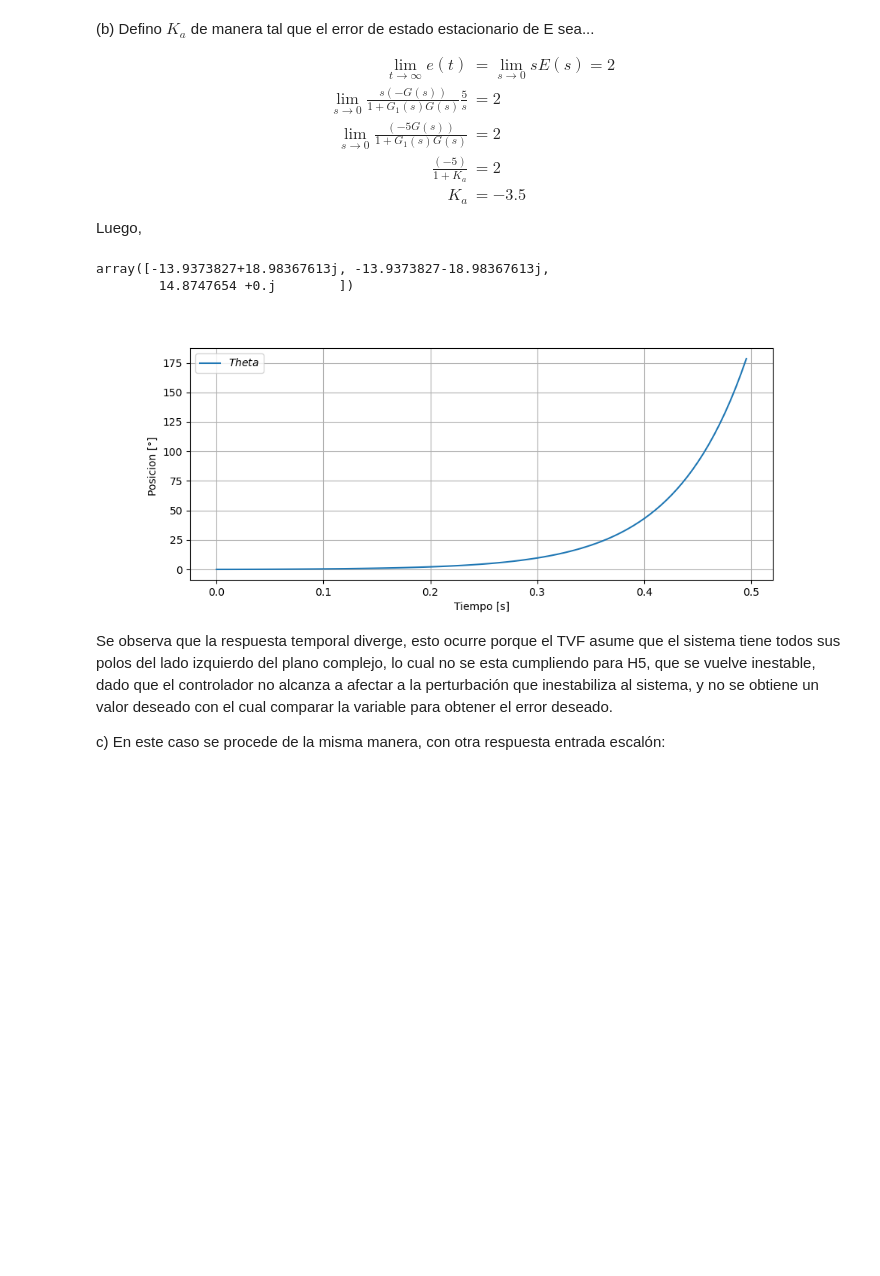
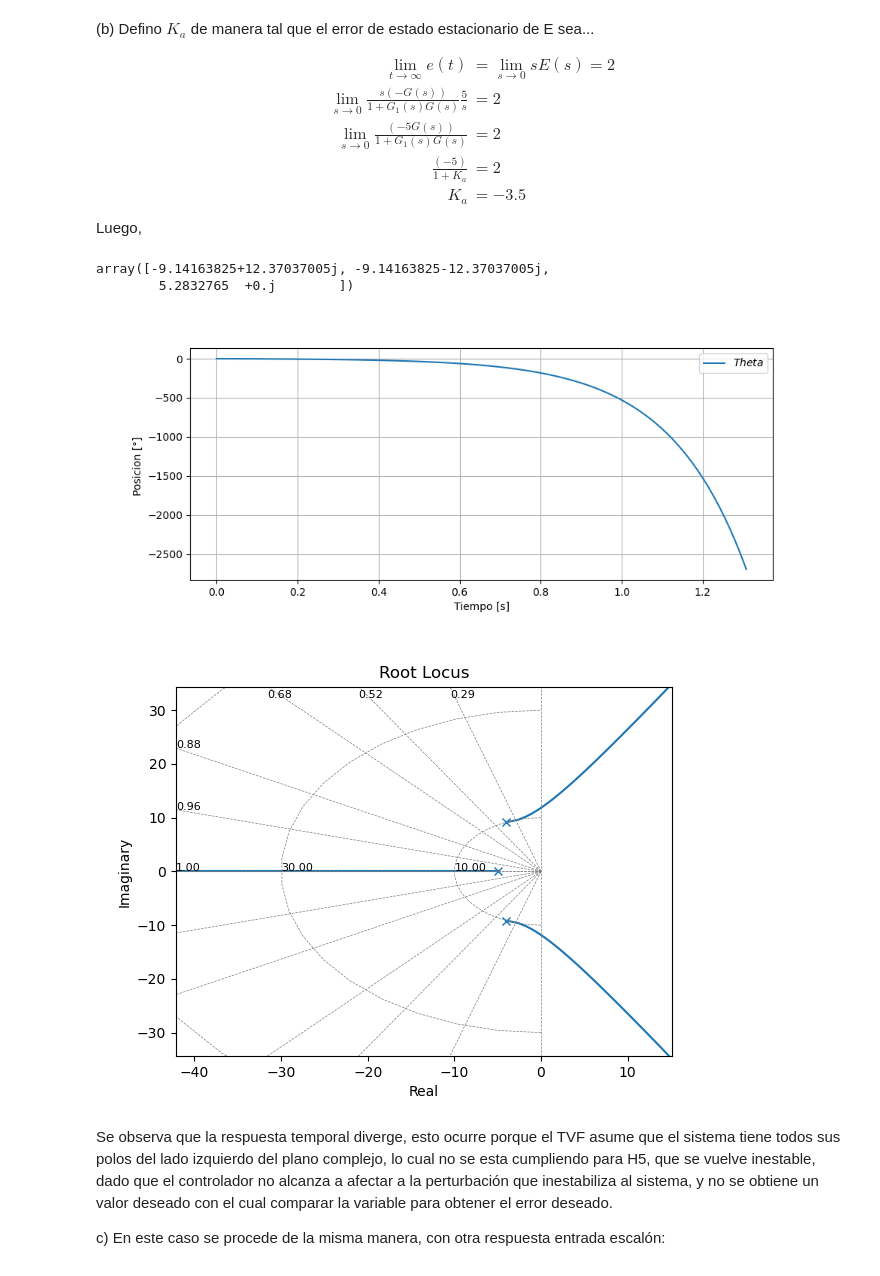
Before and after one commit to m-belen-g/ElemControlEjercicio4, a Jupyter notebook: practico4.ipynb, the cells around one changed output. Drawn from its saved outputs; the diff is of its cells as text; code cells hidden in the pictures; blank space fills up the shorter version.

```diff
--- a/practico4.ipynb
+++ b/practico4.ipynb
@@ -98,19 +98,24 @@ $$
 Luego,
 # %%
 G1b=ctrl.tf([-3.5],[.2,1])
-H5=ctrl.feedback(G,5*G1b)
-(t5,e5)=ctrl.step_response(H5)
+H5=ctrl.feedback(-G,G1b,sign=1)
+(t5,e5)=ctrl.step_response(5*H5)
 fig, ax = plt.subplots(figsize=(10,4))
 ax.plot(t5[:],e5[:], label=r'$Theta$')
 ax.set_xlabel('Tiempo [s]')
 ax.set_ylabel('Posicion [°] ')
 ax.legend();
 ax.grid();
+H5.pole();
+H5
+plt.figure();
+ctrl.rlocus(-G*G1b);
 H5.pole()
 # %% [output]
-array([-13.9373827+18.98367613j, -13.9373827-18.98367613j,
-        14.8747654 +0.j        ])
+array([-9.14163825+12.37037005j, -9.14163825-12.37037005j,
+        5.2832765  +0.j        ])
-[figure, old version]
+[figure, new version]
+[figure, added]
 # %% [markdown]
 Se observa que la respuesta temporal diverge, esto ocurre porque el TVF asume que el sistema tiene todos sus polos del lado izquierdo del plano complejo, lo cual no se esta cumpliendo para H5, que se vuelve inestable, dado que el controlador no alcanza a afectar a la perturbación que inestabiliza al sistema, y no se obtiene un valor deseado con el cual comparar la variable para obtener el error deseado.
 
```
